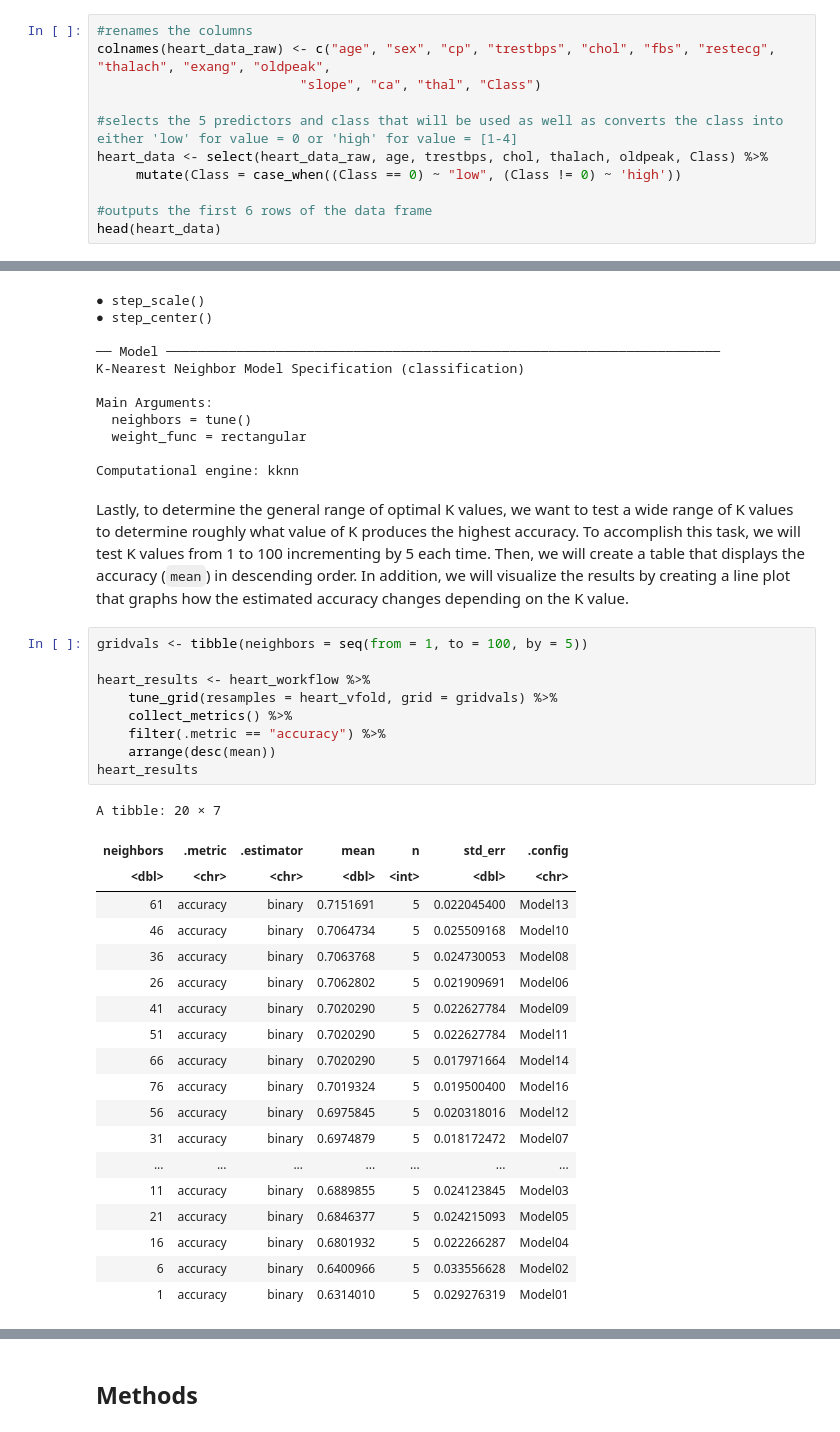
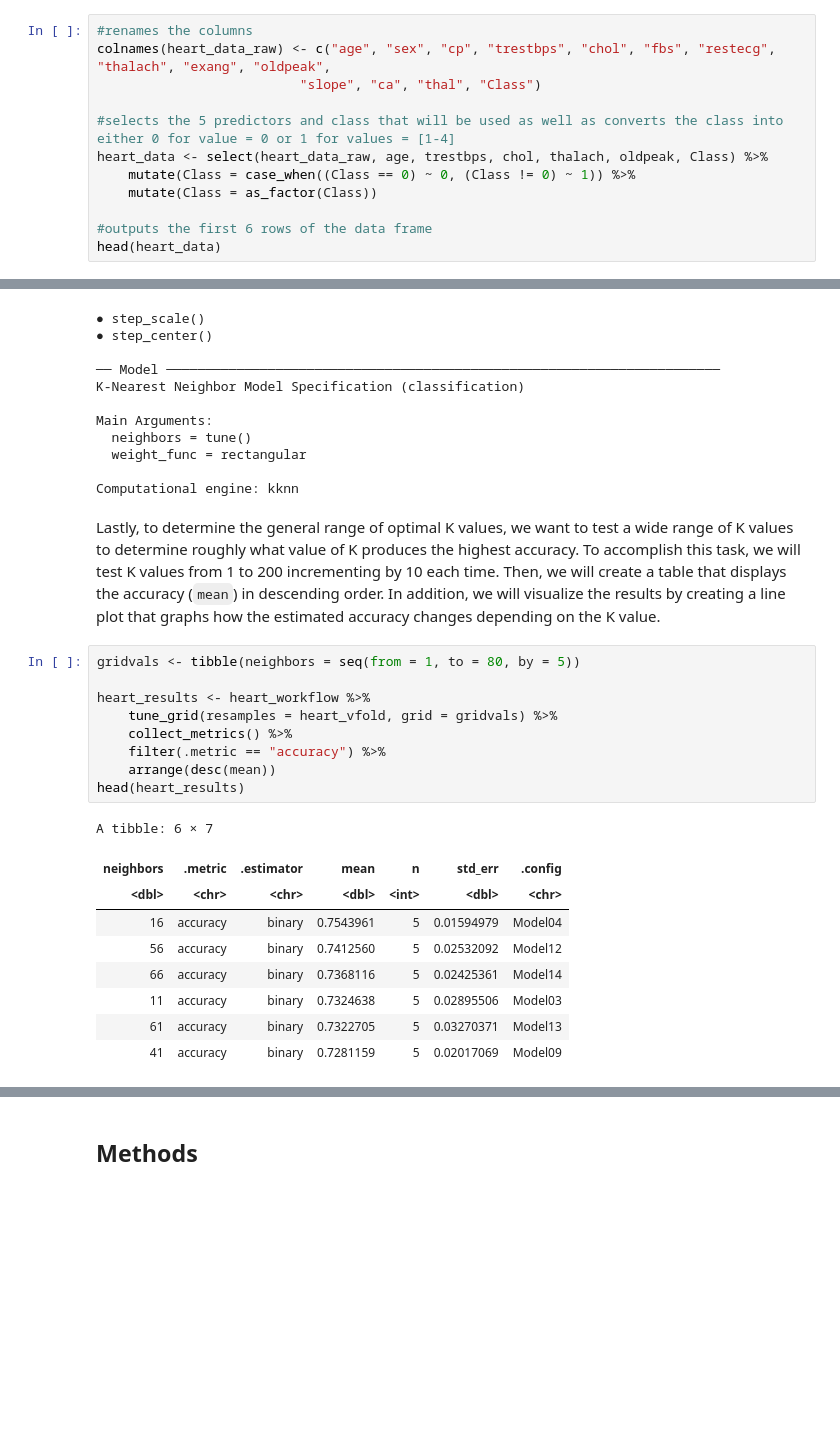
Before and after one commit to jamiema1/Predicting-Heart-Disease-with-KNN-Algorithm, a Jupyter notebook: final_report.ipynb, the cells around one changed output, grey strips where cells are left out. Drawn from its saved outputs; the diff is of its cells as text; blank space fills up the shorter version.

```diff
--- a/final_report.ipynb
+++ b/final_report.ipynb
@@ -100,9 +100,10 @@ Since the columns are separated by commas, we used `read_csv` to read the file f
 colnames(heart_data_raw) <- c("age", "sex", "cp", "trestbps", "chol", "fbs", "restecg", "thalach", "exang", "oldpeak",
                           "slope", "ca", "thal", "Class")
 
-#selects the 5 predictors and class that will be used as well as converts the class into either 'low' for value = 0 or 'high' for value = [1-4]
+#selects the 5 predictors and class that will be used as well as converts the class into either 0 for value = 0 or 1 for values = [1-4]
 heart_data <- select(heart_data_raw, age, trestbps, chol, thalach, oldpeak, Class) %>%
-     mutate(Class = case_when((Class == 0) ~ "low", (Class != 0) ~ 'high'))
+    mutate(Class = case_when((Class == 0) ~ 0, (Class != 0) ~ 1)) %>%
+    mutate(Class = as_factor(Class))
 
 #outputs the first 6 rows of the data frame
 head(heart_data)
@@ -296,35 +297,25 @@ Main Arguments:
 
 Computational engine: kknn
 # %% [markdown]
-Lastly, to determine the general range of optimal K values, we want to test a wide range of K values to determine roughly what value of K produces the highest accuracy. To accomplish this task, we will test K values from 1 to 100 incrementing by 5 each time. Then, we will create a table that displays the accuracy (`mean`) in descending order. In addition, we will visualize the results by creating a line plot that graphs how the estimated accuracy changes depending on the K value.
+Lastly, to determine the general range of optimal K values, we want to test a wide range of K values to determine roughly what value of K produces the highest accuracy. To accomplish this task, we will test K values from 1 to 200 incrementing by 10 each time. Then, we will create a table that displays the accuracy (`mean`) in descending order. In addition, we will visualize the results by creating a line plot that graphs how the estimated accuracy changes depending on the K value.
 # %%
-gridvals <- tibble(neighbors = seq(from = 1, to = 100, by = 5))
+gridvals <- tibble(neighbors = seq(from = 1, to = 80, by = 5))
 
 heart_results <- heart_workflow %>%
     tune_grid(resamples = heart_vfold, grid = gridvals) %>%
     collect_metrics() %>%
     filter(.metric == "accuracy") %>%
     arrange(desc(mean))
-heart_results
+head(heart_results)
 # %% [output]
-A tibble: 20 × 7
+A tibble: 6 × 7
 | neighbors | .metric | .estimator | mean | n | std_err | .config |
 | <dbl> | <chr> | <chr> | <dbl> | <int> | <dbl> | <chr> |
-| 61 | accuracy | binary | 0.7151691 | 5 | 0.022045400 | Model13 |
-| 46 | accuracy | binary | 0.7064734 | 5 | 0.025509168 | Model10 |
-| 36 | accuracy | binary | 0.7063768 | 5 | 0.024730053 | Model08 |
-| 26 | accuracy | binary | 0.7062802 | 5 | 0.021909691 | Model06 |
-| 41 | accuracy | binary | 0.7020290 | 5 | 0.022627784 | Model09 |
-| 51 | accuracy | binary | 0.7020290 | 5 | 0.022627784 | Model11 |
-| 66 | accuracy | binary | 0.7020290 | 5 | 0.017971664 | Model14 |
-| 76 | accuracy | binary | 0.7019324 | 5 | 0.019500400 | Model16 |
-| 56 | accuracy | binary | 0.6975845 | 5 | 0.020318016 | Model12 |
-| 31 | accuracy | binary | 0.6974879 | 5 | 0.018172472 | Model07 |
-| ... | ... | ... | ... | ... | ... | ... |
-| 11 | accuracy | binary | 0.6889855 | 5 | 0.024123845 | Model03 |
-| 21 | accuracy | binary | 0.6846377 | 5 | 0.024215093 | Model05 |
-| 16 | accuracy | binary | 0.6801932 | 5 | 0.022266287 | Model04 |
-| 6 | accuracy | binary | 0.6400966 | 5 | 0.033556628 | Model02 |
-| 1 | accuracy | binary | 0.6314010 | 5 | 0.029276319 | Model01 |
+| 16 | accuracy | binary | 0.7543961 | 5 | 0.01594979 | Model04 |
+| 56 | accuracy | binary | 0.7412560 | 5 | 0.02532092 | Model12 |
+| 66 | accuracy | binary | 0.7368116 | 5 | 0.02425361 | Model14 |
+| 11 | accuracy | binary | 0.7324638 | 5 | 0.02895506 | Model03 |
+| 61 | accuracy | binary | 0.7322705 | 5 | 0.03270371 | Model13 |
+| 41 | accuracy | binary | 0.7281159 | 5 | 0.02017069 | Model09 |
 # %%
 options(repr.plot.width = 10, repr.plot.height = 8)
```
Also changed, not shown: parts of 12 cells of this notebook.
